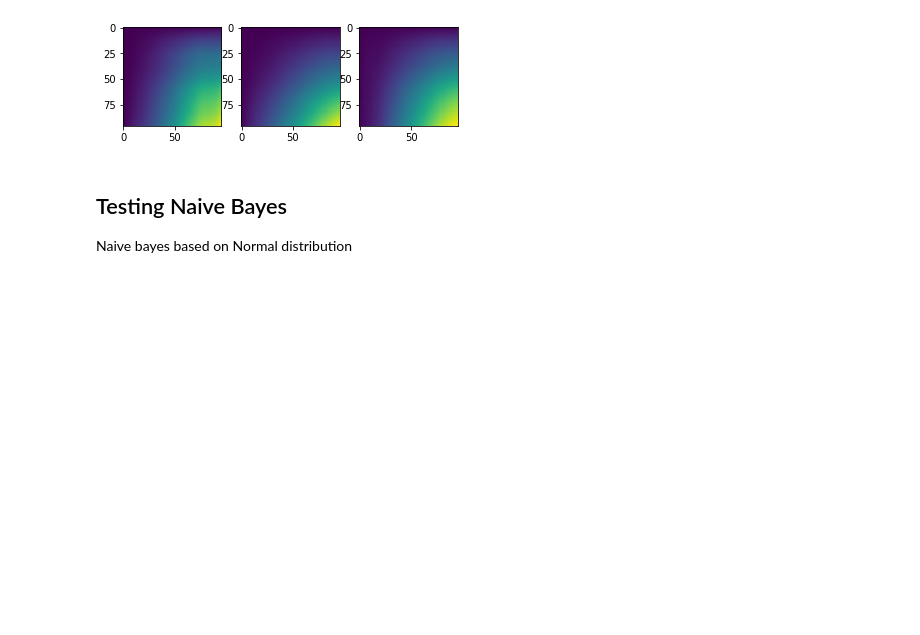
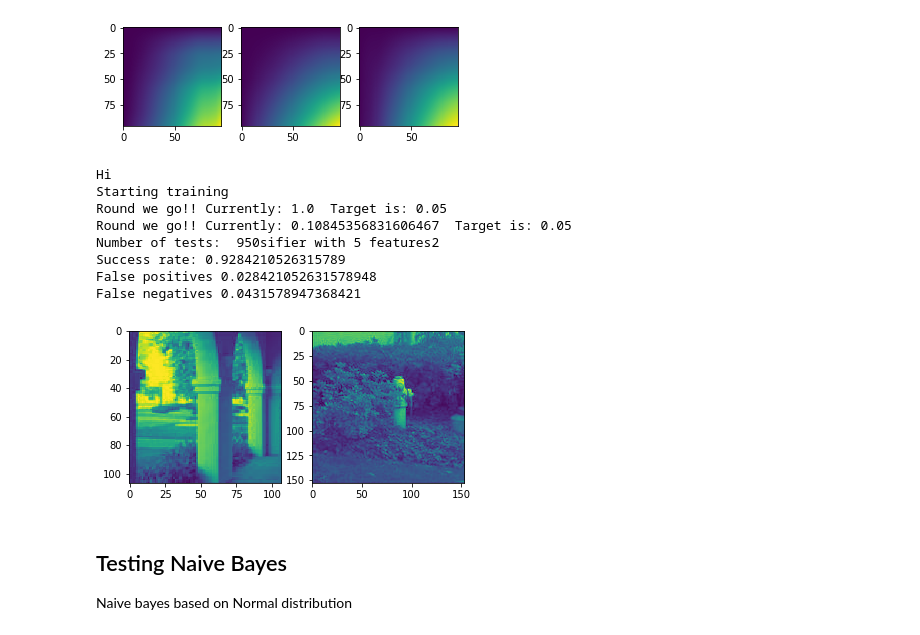
Before and after one commit to JonasRSV/HAR-Plus-Bayesian-Face-Recognition, a Jupyter notebook: Demo.ipynb, the cells around one changed output. Drawn from its saved outputs; the diff is of its cells as text; code cells hidden in the pictures; blank space fills up the shorter version.

```diff
--- a/Demo.ipynb
+++ b/Demo.ipynb
@@ -151,6 +151,29 @@ ax3.imshow(IItraining[400].ii)
 plt.show()
 # %% [output]
 [figure]
+# %%
+from cascade import cascade
+from tests import simple
+
+c = cascade(0.35, 0.7)
+print("Hi")
+c.train(IItraining, training_labels, 0.05)
+
+p = plt.subplots(1, 2)
+
+simple(c, IItest, test_labels, test_images, p)
+
+plt.show()
+# %% [output]
+Hi
+Starting training
+Round we go!! Currently: 1.0  Target is: 0.05
+Round we go!! Currently: 0.10845356831606467  Target is: 0.05
+Number of tests:  950sifier with 5 features2
+Success rate: 0.9284210526315789
+False positives 0.028421052631578948
+False negatives 0.0431578947368421
+[figure, added]
 # %% [markdown]
 ## Testing Naive Bayes
 
```
Also changed, not shown: parts of 6 cells of this notebook, 5 other files.
